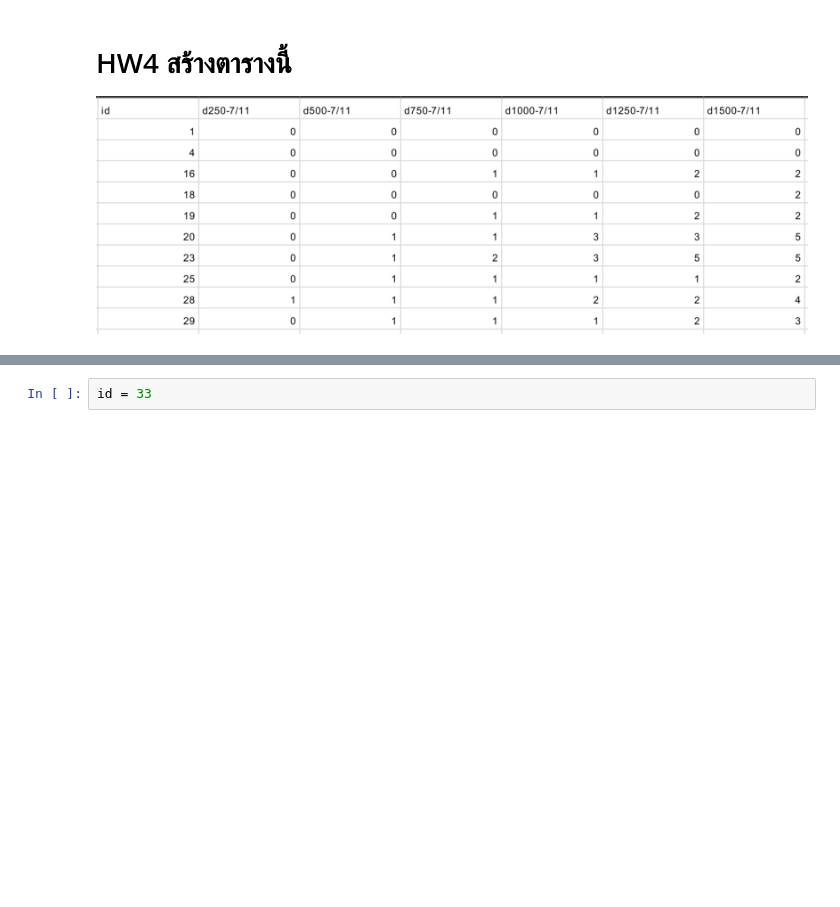
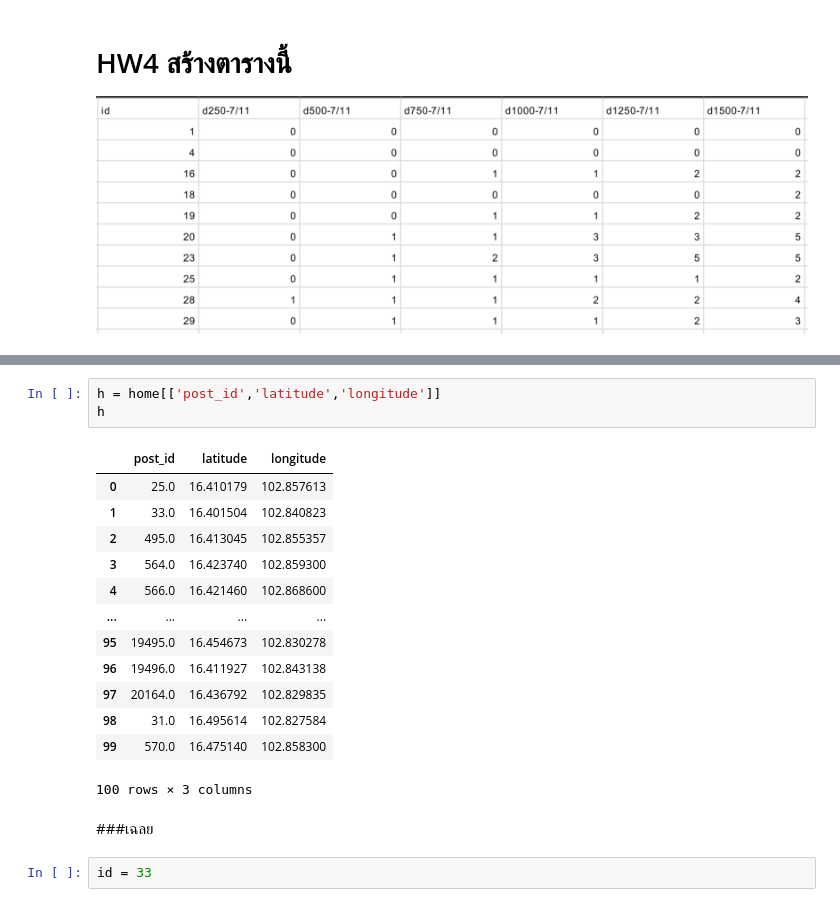
Before and after one commit to NewtonSawitta/bsc_dpdm22, a Jupyter notebook: [dataprep2]_GIS_point_of_interest_data.ipynb, the cells around one changed output, grey strips where cells are left out. Cells and saved outputs as stored; diff of their text form; blank space fills up the shorter version.

```diff
--- a/[dataprep2]_GIS_point_of_interest_data.ipynb
+++ b/[dataprep2]_GIS_point_of_interest_data.ipynb
@@ -162,3 +193,22 @@ geopy.distance.geodesic(loc1,loc2).m
+# %%
+h = home[['post_id','latitude','longitude']]
+h
+# %% [output]
+|  | post_id | latitude | longitude |
+| 0 | 25.0 | 16.410179 | 102.857613 |
+| 1 | 33.0 | 16.401504 | 102.840823 |
+| 2 | 495.0 | 16.413045 | 102.855357 |
+| 3 | 564.0 | 16.423740 | 102.859300 |
+| 4 | 566.0 | 16.421460 | 102.868600 |
+| ... | ... | ... | ... |
+| 95 | 19495.0 | 16.454673 | 102.830278 |
+| 96 | 19496.0 | 16.411927 | 102.843138 |
+| 97 | 20164.0 | 16.436792 | 102.829835 |
+| 98 | 31.0 | 16.495614 | 102.827584 |
+| 99 | 570.0 | 16.475140 | 102.858300 |
+100 rows × 3 columns
+# %% [markdown]
+###เฉลย
 # %%
 id = 33
 # %%
```
Also changed, not shown: parts of 2 cells of this notebook.
